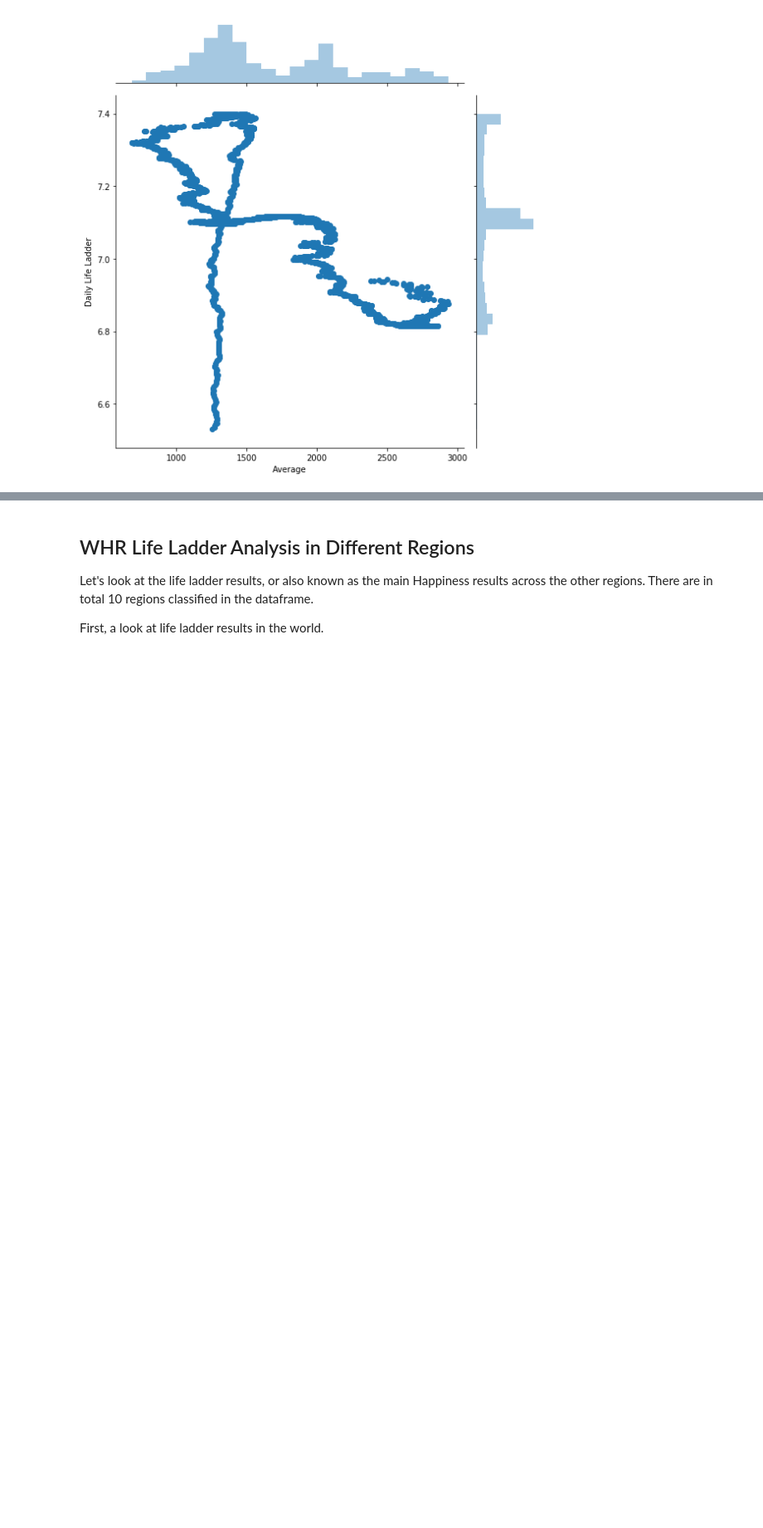
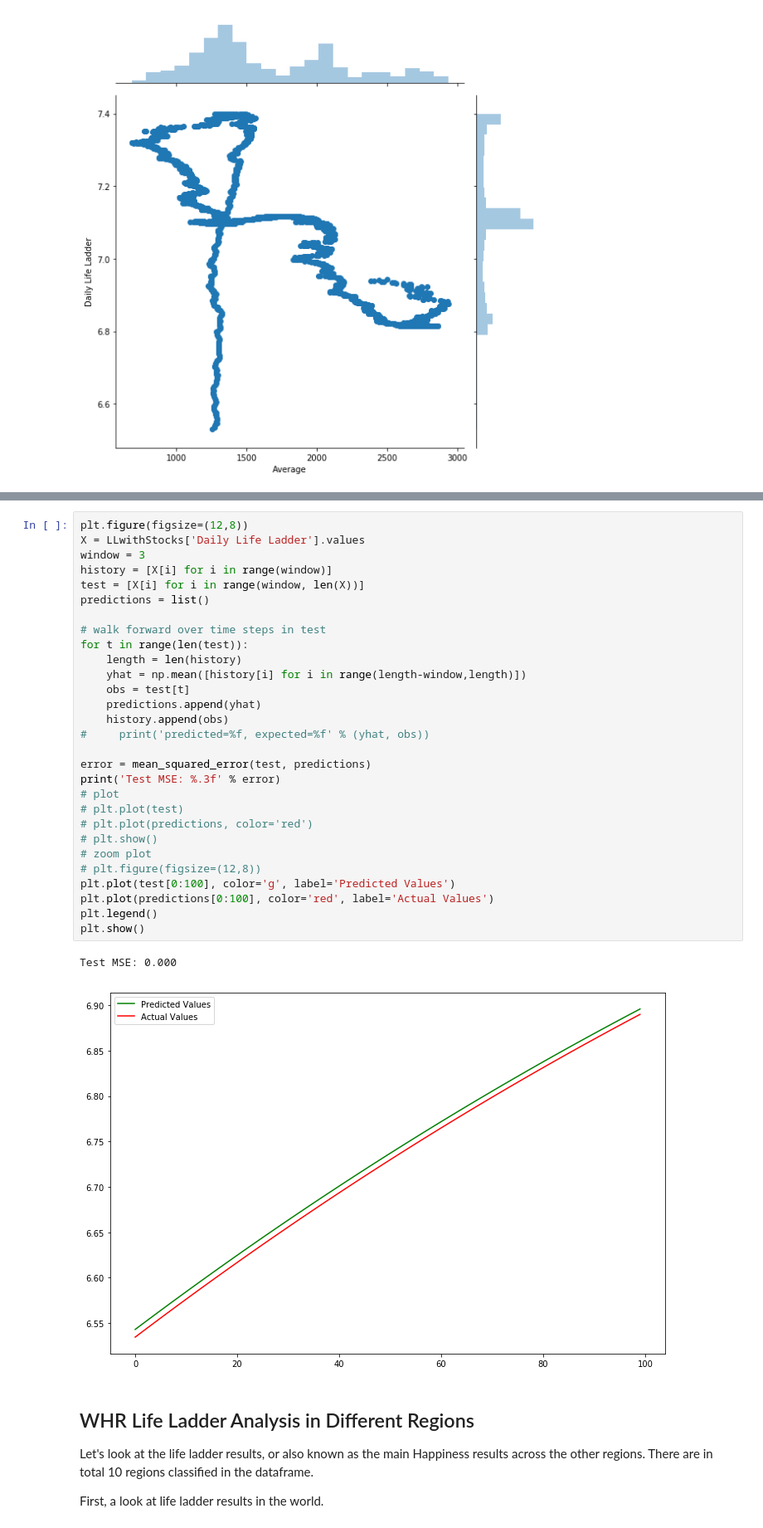
Before and after one commit to Teo-KJ/CZ1015-Data-Science---AI-Mini-Project, a Jupyter notebook: WHR Explore - In depth Analysis.ipynb, the cells around one changed output, grey strips where cells are left out. Shown at 83% size. Cells and saved outputs as stored; diff of their text form; blank space fills up the shorter version.

```diff
--- a/WHR Explore - In depth Analysis.ipynb
+++ b/WHR Explore - In depth Analysis.ipynb
@@ -608,3 +672,35 @@ import plotly.figure_factory as ff
+# %%
+plt.figure(figsize=(12,8))
+X = LLwithStocks['Daily Life Ladder'].values
+window = 3
+history = [X[i] for i in range(window)]
+test = [X[i] for i in range(window, len(X))]
+predictions = list()
+
+# walk forward over time steps in test
+for t in range(len(test)):
+    length = len(history)
+    yhat = np.mean([history[i] for i in range(length-window,length)])
+    obs = test[t]
+    predictions.append(yhat)
+    history.append(obs)
+#     print('predicted=%f, expected=%f' % (yhat, obs))
+
+error = mean_squared_error(test, predictions)
+print('Test MSE: %.3f' % error)
+# plot
+# plt.plot(test)
+# plt.plot(predictions, color='red')
+# plt.show()
+# zoom plot
+# plt.figure(figsize=(12,8))
+plt.plot(test[0:100], color='g', label='Predicted Values')
+plt.plot(predictions[0:100], color='red', label='Actual Values')
+plt.legend()
+plt.show()
+# %% [output]
+Test MSE: 0.000
+[figure, added]
 # %% [markdown]
 ## WHR Life Ladder Analysis in Different Regions
 Let's look at the life ladder results, or also known as the main Happiness results across the other regions. There are in total 10 regions classified in the dataframe.
```
Also changed, not shown: parts of 19 cells of this notebook.
